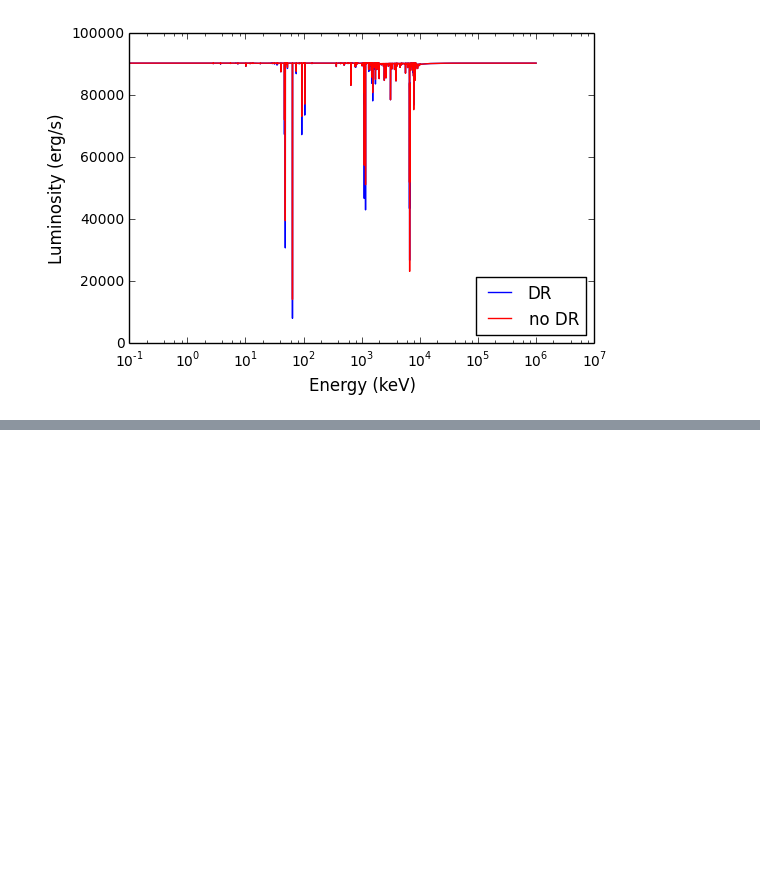
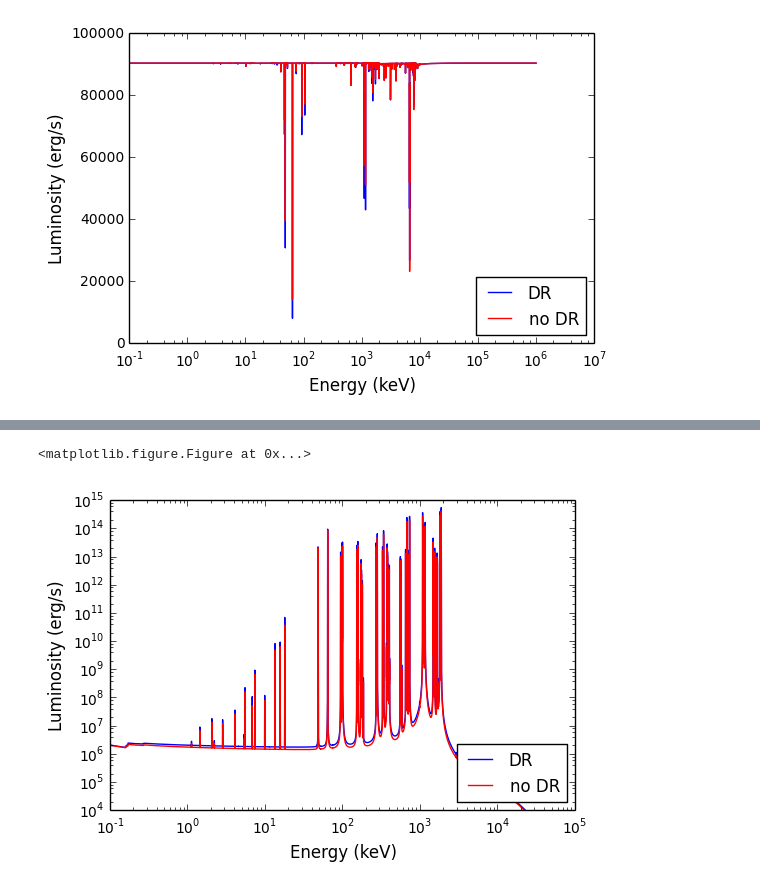
Before and after one commit to jajgarcia/XSTAR-out, a Jupyter notebook: check_xstar.ipynb, the cells around one changed output, grey strips where cells are left out. Drawn from its saved outputs; the diff is of its cells as text; code cells hidden in the pictures; blank space fills up the shorter version.

```diff
--- a/check_xstar.ipynb
+++ b/check_xstar.ipynb
@@ -14,11 +14,13 @@ file2='/Users/javier/claudio/test2_tim_new_noDR/xout_spect1.fits'
 hdu1 = pyfits.open(file1)
 ene1 = hdu1[2].data['energy']
 tlum1 = hdu1[2].data['transmitted']
+emit1 = hdu1[2].data['emit_outward']
 
 # Read spectrum file 2
 hdu2 = pyfits.open(file2)
 ene2 = hdu2[2].data['energy']
 tlum2 = hdu2[2].data['transmitted']
+emit2 = hdu2[2].data['emit_outward']
 # %%
 # Clean the figure
 plt.clf()
@@ -63,0 +70,30 @@ plt.show()  #
+# %%
+# Clean the figure
+plt.clf()
+
+lw = 2   # Line widths throughout the plot
+fsz = 16 # Font size throughout the plot
+plt.rc('axes', labelsize=12)  # fontsize of the x any y labels
+
+# Square figure
+fig, (ax) = plt.subplots(1,1,facecolor='w',figsize=(6,4))
+
+# Plot
+ax.loglog(ene1,emit1, label=r'DR')
+ax.loglog(ene2,emit2, 'r-',label=r'no DR')
+
+plt.legend(loc='lower right')
+
+# Labels
+plt.xlabel('Energy (keV)')
+plt.ylabel('Luminosity (erg/s)')
+
+#limits
+plt.xlim(0.1,1.e5)
+plt.ylim(1.e4,1.e15)
+
+# -----------------------------------------------------------
+plt.show()  #
+# %% [output]
+<matplotlib.figure.Figure at 0x...>
+[figure, added]
```
Also changed, not shown: parts of 2 cells of this notebook.
